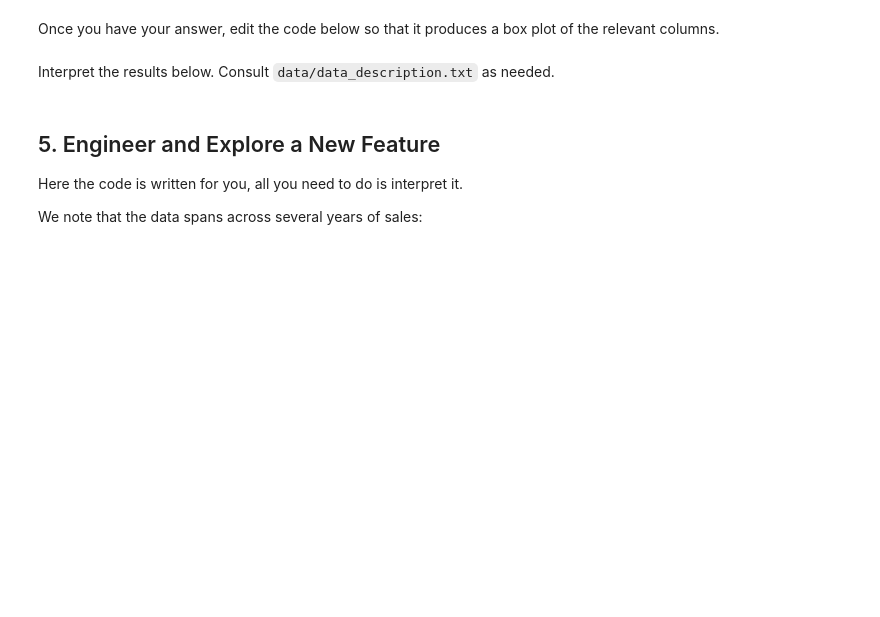
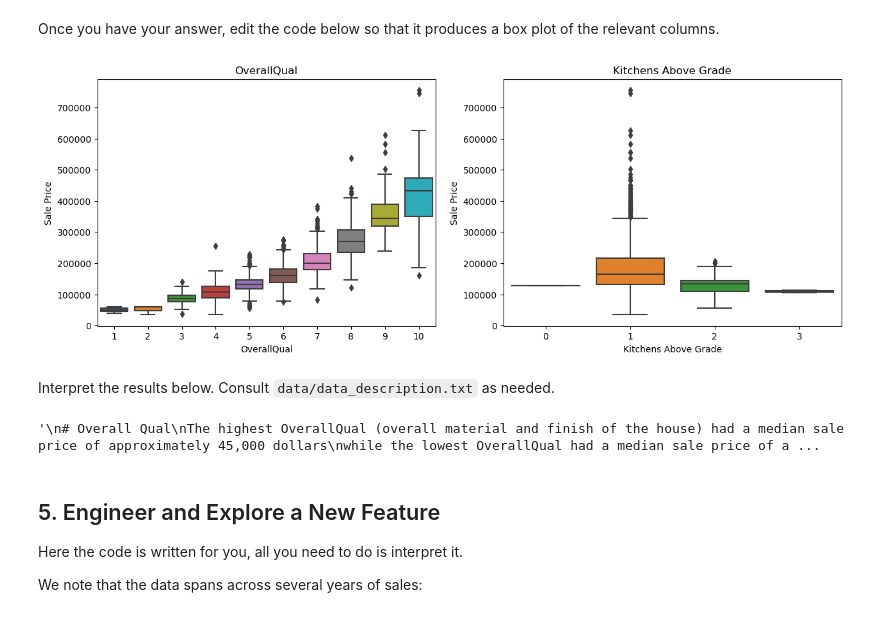
Before and after one commit to 26margaretwanjiru/dsc-pandas-eda-lab, a Jupyter notebook: index.ipynb, the cells around one changed output. Saved outputs shown, nothing was run; the diff lists cells and outputs as text; code cells hidden in the pictures; blank space fills up the shorter version.

```diff
--- a/index.ipynb
+++ b/index.ipynb
@@ -395,29 +482,31 @@ Once you have your answer, edit the code below so that it produces a box plot of
 # %%
 # Replace None with appropriate code
 
 import seaborn as sns
 
 fig, (ax1, ax2) = plt.subplots(ncols=2, figsize=(15,5))
 
 # Plot distribution of column with highest correlation
 sns.boxplot(
-    x=None,
+    x=df["OverallQual"],
     y=df["SalePrice"],
     ax=ax1
 )
 # Plot distribution of column with most negative correlation
 sns.boxplot(
-    x=None,
+    x=df["KitchenAbvGr"],
     y=df["SalePrice"],
     ax=ax2
 )
 
 # Customize labels
-ax1.set_title(None)
-ax1.set_xlabel(None)
+ax1.set_title('OverallQual')
+ax1.set_xlabel('OverallQual')
 ax1.set_ylabel("Sale Price")
-ax2.set_title(None)
-ax2.set_xlabel(None)
+ax2.set_title('Kitchens Above Grade')
+ax2.set_xlabel('Kitchens Above Grade')
 ax2.set_ylabel("Sale Price");
+# %% [output]
+[figure, added]
 # %% [markdown]
 Interpret the results below. Consult `data/data_description.txt` as needed.
@@ -429,3 +513,28 @@ None
+# %%
+# Replace None with appropriate text
+"""
+# Overall Qual
+The highest OverallQual (overall material and finish of the house) had a median sale price of approximately 45,000 dollars
+while the lowest OverallQual had a median sale price of approximately 5,000 dollars. This means OverallQual had the highest
+sale price.
+
+The excellent overall material and finish of the house had the largest interquartile range of sale pricewhile the very poor
+overallqual had the smallest interquartile of sale price.
+
+Overall Qual from 3 to 10; had outlier sale prices.
+
+# Kitchens Above Grade
+Kitchens above grade of 1 had the highest sale price with the highest median price of approximately 18,000 dollars. This
+same grade also had outliers and the largest interquartile range of sale price.
+
+Kitchens of Grade 0 had the smallest interquartile range while kitchens of grade 3 had the lowest sale median sale price.
+
+
+
+
+"""
+# %% [output]
+'\n# Overall Qual\nThe highest OverallQual (overall material and finish of the house) had a median sale price of approximately 45,000 dollars\nwhile the lowest OverallQual had a median sale price of a ...
 # %% [markdown]
 ## 5. Engineer and Explore a New Feature
 
```
Also changed, not shown: parts of 15 cells of this notebook.
